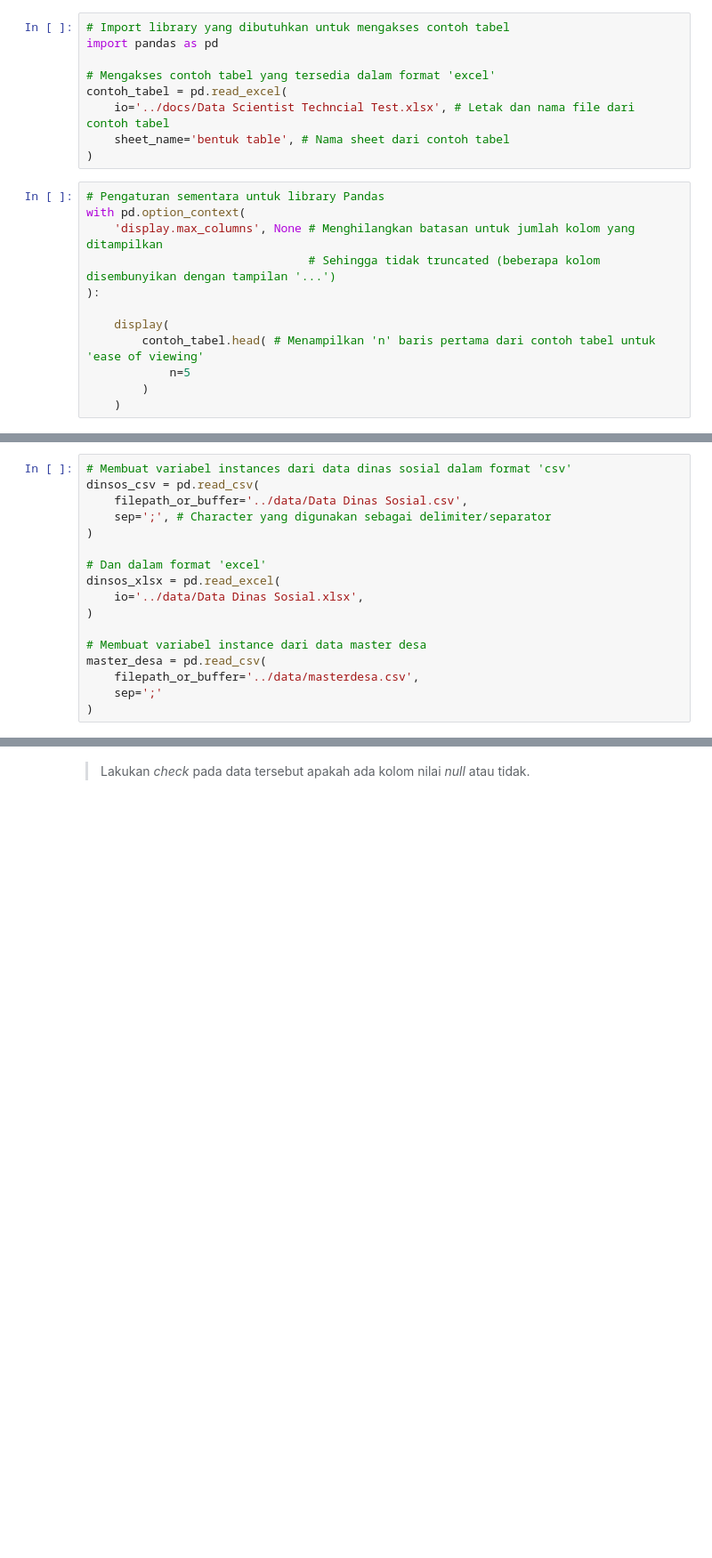
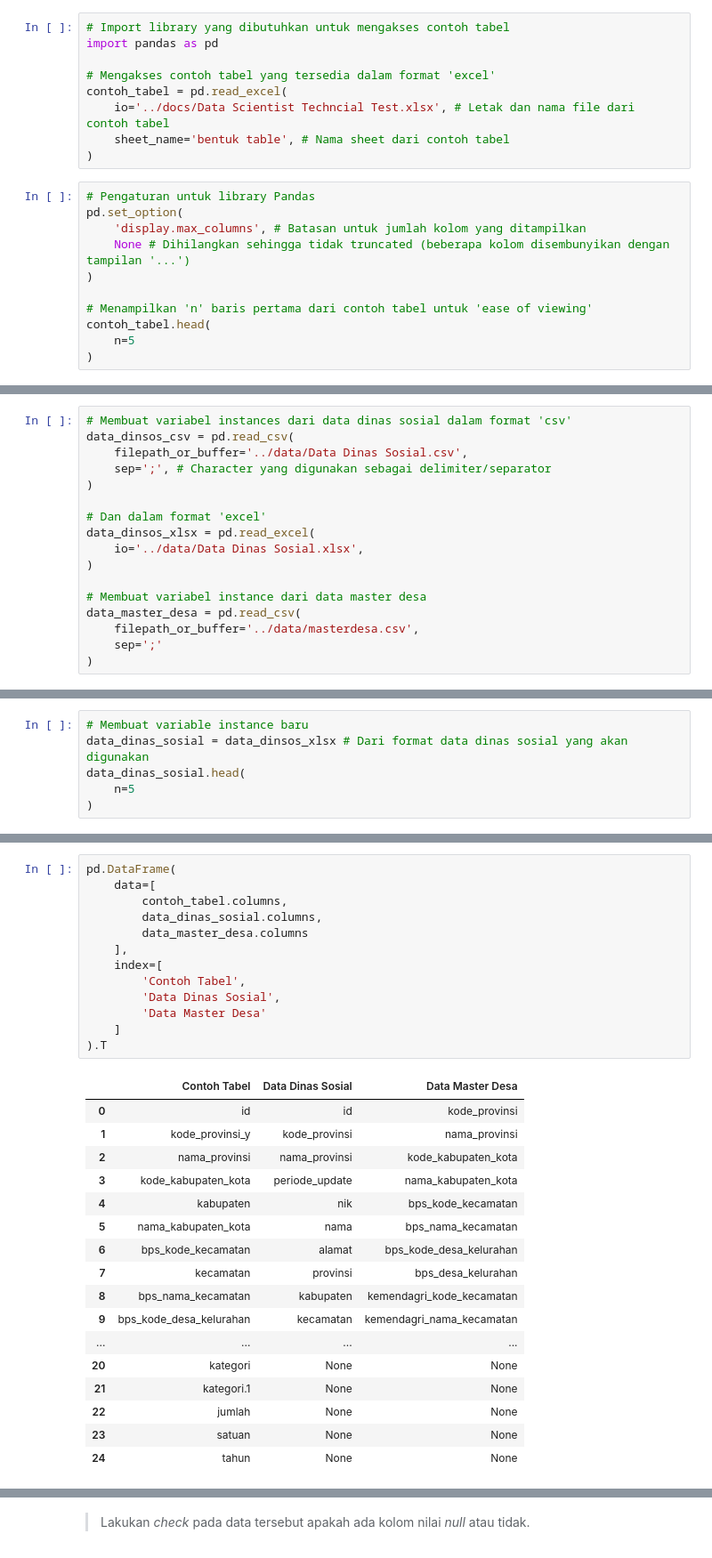
Before and after one commit to garudapaksi-yusuf/SEAL_Data_Scientist_Technical_Test, a Jupyter notebook: notebook/notebook.ipynb, the cells around one changed output, grey strips where cells are left out. Shown at 89% size. Saved outputs shown, nothing was run; the diff lists cells and outputs as text; blank space fills up the shorter version.

```diff
--- a/notebook/notebook.ipynb
+++ b/notebook/notebook.ipynb
@@ -20,17 +22,16 @@ contoh_tabel = pd.read_excel(
     sheet_name='bentuk table', # Nama sheet dari contoh tabel
 )
 # %%
-# Pengaturan sementara untuk library Pandas
-with pd.option_context(
-    'display.max_columns', None # Menghilangkan batasan untuk jumlah kolom yang ditampilkan
-                                # Sehingga tidak truncated (beberapa kolom disembunyikan dengan tampilan '...')
-):
+# Pengaturan untuk library Pandas
+pd.set_option(
+    'display.max_columns', # Batasan untuk jumlah kolom yang ditampilkan
+    None # Dihilangkan sehingga tidak truncated (beberapa kolom disembunyikan dengan tampilan '...')
+)
 
-    display(
-        contoh_tabel.head( # Menampilkan 'n' baris pertama dari contoh tabel untuk 'ease of viewing'
-            n=5
-        )
-    )
+# Menampilkan 'n' baris pertama dari contoh tabel untuk 'ease of viewing'
+contoh_tabel.head(
+    n=5
+)
 # %% [output]
 |  | id | kode_provinsi_y | nama_provinsi | kode_kabupaten_kota | kabupaten | nama_kabupaten_kota | ... |
 | 0 | 1 | 35 | JAWA TIMUR | 3526 | KABUPATEN BANGKALAN | KABUPATEN BANGKALAN | ... |
@@ -47,17 +48,17 @@ Berikutnya, contoh tabel di atas akan dibandingkan dengan data dinas sosial dan
 # %%
 # Membuat variabel instances dari data dinas sosial dalam format 'csv'
-dinsos_csv = pd.read_csv(
+data_dinsos_csv = pd.read_csv(
     filepath_or_buffer='../data/Data Dinas Sosial.csv',
     sep=';', # Character yang digunakan sebagai delimiter/separator
 )
 
 # Dan dalam format 'excel'
-dinsos_xlsx = pd.read_excel(
+data_dinsos_xlsx = pd.read_excel(
     io='../data/Data Dinas Sosial.xlsx',
 )
 
 # Membuat variabel instance dari data master desa
-master_desa = pd.read_csv(
+data_master_desa = pd.read_csv(
     filepath_or_buffer='../data/masterdesa.csv',
     sep=';'
 )
@@ -158,0 +132,6 @@ pd.DataFrame(
+# %%
+# Membuat variable instance baru
+data_dinas_sosial = data_dinsos_xlsx # Dari format data dinas sosial yang akan digunakan
+data_dinas_sosial.head(
+    n=5
+)
@@ -190,0 +168,31 @@ pd.DataFrame(
+# %%
+pd.DataFrame(
+    data=[
+        contoh_tabel.columns,
+        data_dinas_sosial.columns,
+        data_master_desa.columns
+    ],
+    index=[
+        'Contoh Tabel',
+        'Data Dinas Sosial',
+        'Data Master Desa'
+    ]
+).T
+# %% [output]
+|  | Contoh Tabel | Data Dinas Sosial | Data Master Desa |
+| 0 | id | id | kode_provinsi |
+| 1 | kode_provinsi_y | kode_provinsi | nama_provinsi |
+| 2 | nama_provinsi | nama_provinsi | kode_kabupaten_kota |
+| 3 | kode_kabupaten_kota | periode_update | nama_kabupaten_kota |
+| 4 | kabupaten | nik | bps_kode_kecamatan |
+| 5 | nama_kabupaten_kota | nama | bps_nama_kecamatan |
+| 6 | bps_kode_kecamatan | alamat | bps_kode_desa_kelurahan |
+| 7 | kecamatan | provinsi | bps_desa_kelurahan |
+| 8 | bps_nama_kecamatan | kabupaten | kemendagri_kode_kecamatan |
+| 9 | bps_kode_desa_kelurahan | kecamatan | kemendagri_nama_kecamatan |
+| ... | ... | ... | ... |
+| 20 | kategori | None | None |
+| 21 | kategori.1 | None | None |
+| 22 | jumlah | None | None |
+| 23 | satuan | None | None |
+| 24 | tahun | None | None |
```
Also changed, not shown: parts of 21 cells of this notebook.
